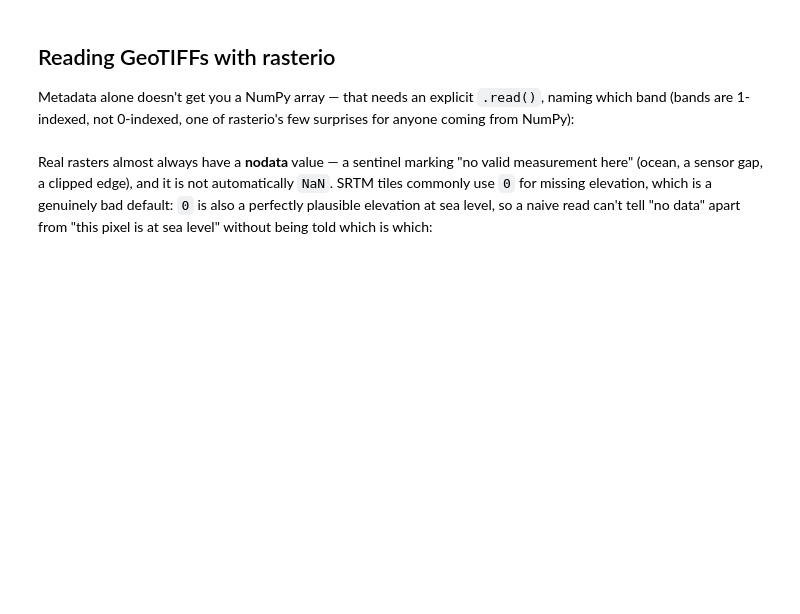
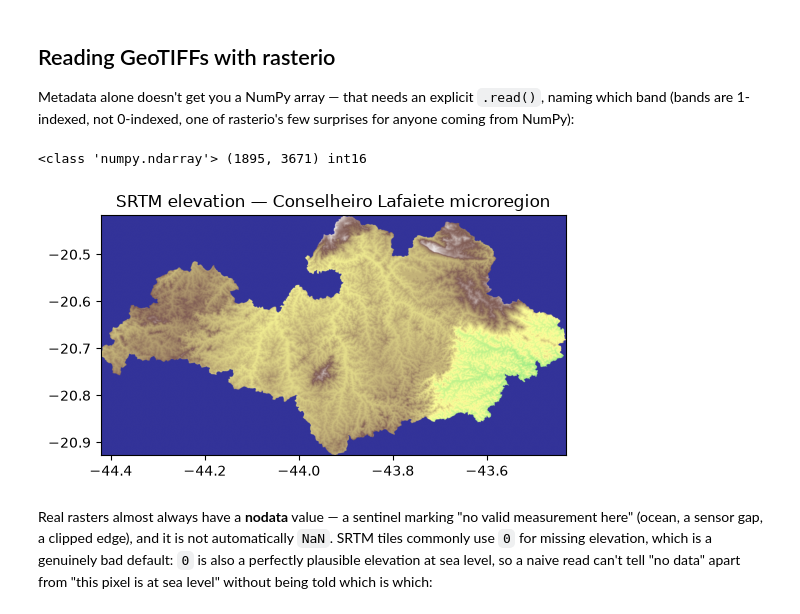
Before and after one commit to LambdaGeo/geospatial-modeling-python, a Jupyter notebook: docs/part2/ch08_raster.ipynb, the cells around one changed output. Cells and saved outputs as stored; diff of their text form; code cells hidden in the pictures; blank space fills up the shorter version.

```diff
--- a/docs/part2/ch08_raster.ipynb
+++ b/docs/part2/ch08_raster.ipynb
@@ -43,10 +51,14 @@ Metadata alone doesn't get you a NumPy array — that needs an explicit `.read()
 # %%
 elevation = src.read(1)
 print(type(elevation), elevation.shape, elevation.dtype)
 
-show(elevation, cmap="terrain", transform=src.transform)
-plt.title("SRTM elevation — Conselheiro Lafaiete microregion")
+fig, ax = plt.subplots(figsize=(6, 6))
+show(elevation, cmap="terrain", transform=src.transform, ax=ax)
+ax.set_title("SRTM elevation — Conselheiro Lafaiete microregion")
 plt.show()
+# %% [output]
+<class 'numpy.ndarray'> (1895, 3671) int16
+[figure, added]
 # %% [markdown]
 Real rasters almost always have a **nodata** value — a sentinel marking "no valid measurement here" (ocean, a sensor gap, a clipped edge), and it is not automatically `NaN`. SRTM tiles commonly use `0` for missing elevation, which is a genuinely bad default: `0` is also a perfectly plausible elevation at sea level, so a naive read can't tell "no data" apart from "this pixel is at sea level" without being told which is which:
 # %%
```
Also changed, not shown: parts of 2 cells of this notebook, 1 other file.
